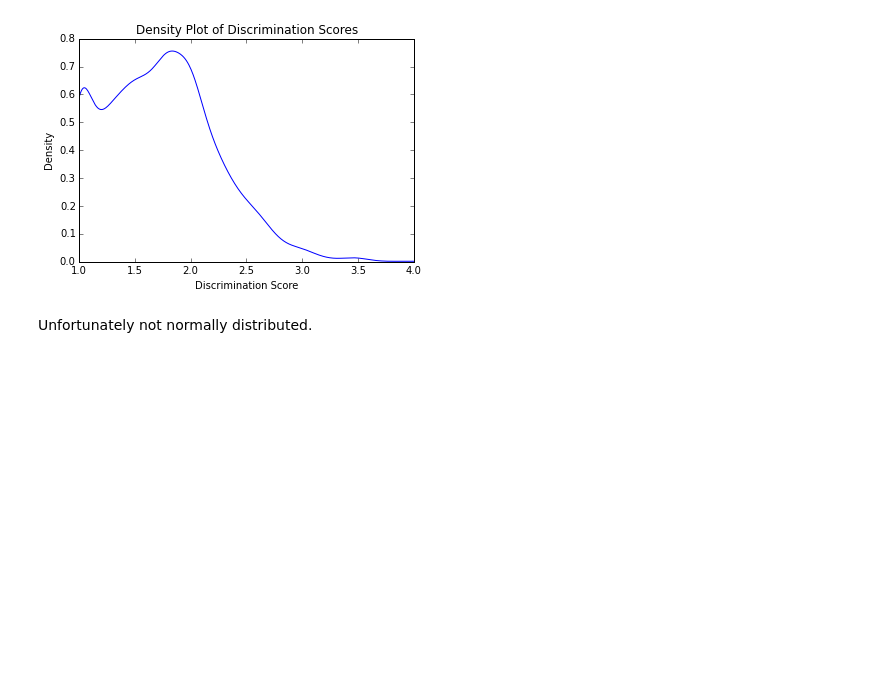
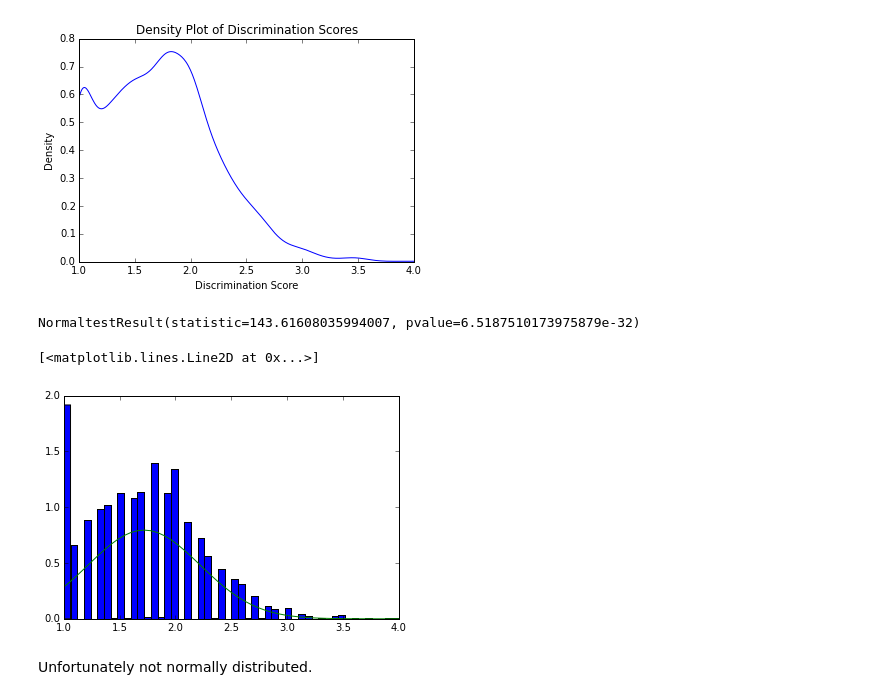
Before and after one commit to ckf2102/GWU_CE, a Jupyter notebook: 992_DataExploration.ipynb, the cells around one changed output. Drawn from its saved outputs; the diff is of its cells as text; code cells hidden in the pictures; blank space fills up the shorter version.

Commit message:
statistical tests for single variables

```diff
--- a/992_DataExploration.ipynb
+++ b/992_DataExploration.ipynb
@@ -37,3 +37,8 @@ plt.ylabel('Density')
 # %% [output]
 <matplotlib.text.Text at 0x...>
 [figure]
+# %%
+disc_data = data[pd.notnull(data['DISC_SCORE0'])]
+print stats.normaltest(disc_data.DISC_SCORE0)
+# %% [output]
+NormaltestResult(statistic=143.61608035994007, pvalue=6.5187510173975879e-32)
@@ -40,3 +48,11 @@ plt.ylabel('Density')
+# %%
+n, bins, patches = plt.hist(disc_data.DISC_SCORE0, 50, normed=1)
+mu = np.mean(disc_data.DISC_SCORE0)
+sigma = np.std(disc_data.DISC_SCORE0)
+plt.plot(bins, mlab.normpdf(bins, mu, sigma))
+# %% [output]
+[<matplotlib.lines.Line2D at 0x...>]
+[figure, added]
 # %% [markdown]
 Unfortunately not normally distributed.
 # %%
```
Also changed, not shown: parts of 33 cells of this notebook, 1 other file.
